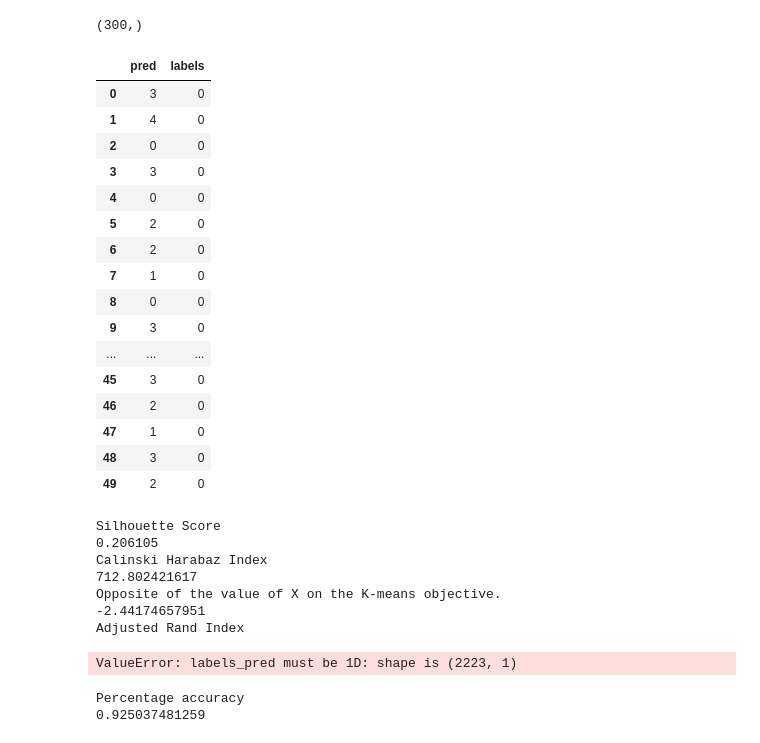
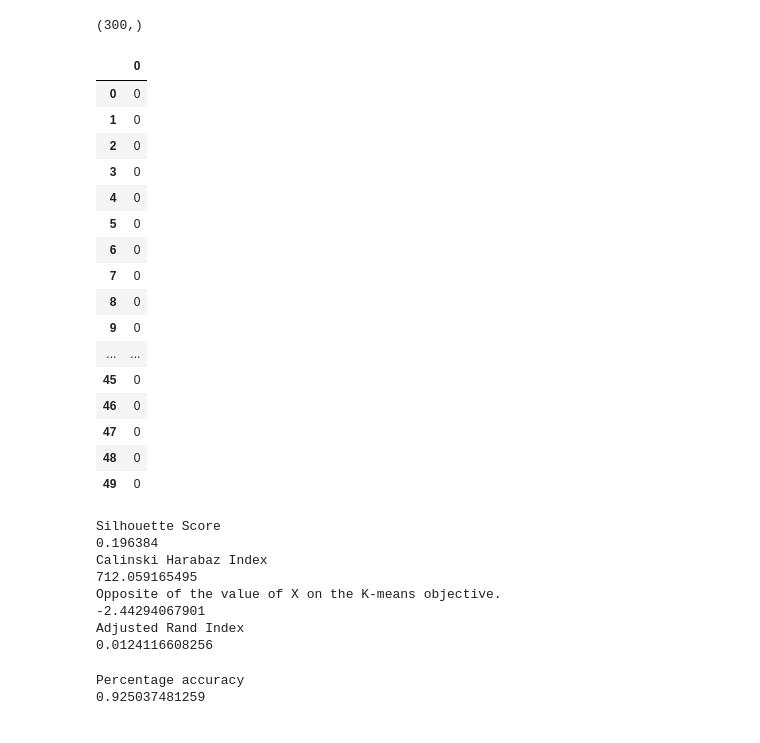
Before and after one commit to kthoward/Thinkful, a Jupyter notebook: *_Portfolio_NLP-Copy3.ipynb, the cells around one changed output. Saved outputs shown, nothing was run; the diff lists cells and outputs as text; code cells hidden in the pictures.

```diff
--- a/*_Portfolio_NLP-Copy3.ipynb
+++ b/*_Portfolio_NLP-Copy3.ipynb
@@ -397,31 +397,32 @@ print(test.shape)
 # %%
 X_w2v = vector_list
 y_pred_w2v = KMeans(n_clusters=5).fit_predict(X_w2v)
 model = KMeans(n_clusters=5).fit(X_w2v)
 df = pd.DataFrame()
 df['pred'] = y_pred
 labels_w2v = pd.read_csv('bbc_classes.csv')
+#labels_w2v = labels_w2v.flatten()
 df['labels'] = labels_w2v
 #labels_w2v = flatten(labels_w2v)
-df.head(50)
+labels_w2v.head(50)
 # %% [output]
-|  | pred | labels |
-| 0 | 3 | 0 |
-| 1 | 4 | 0 |
-| 2 | 0 | 0 |
-| 3 | 3 | 0 |
-| 4 | 0 | 0 |
-| 5 | 2 | 0 |
-| 6 | 2 | 0 |
-| 7 | 1 | 0 |
-| 8 | 0 | 0 |
-| 9 | 3 | 0 |
-| ... | ... | ... |
-| 45 | 3 | 0 |
-| 46 | 2 | 0 |
-| 47 | 1 | 0 |
-| 48 | 3 | 0 |
-| 49 | 2 | 0 |
+|  | 0 |
+| 0 | 0 |
+| 1 | 0 |
+| 2 | 0 |
+| 3 | 0 |
+| 4 | 0 |
+| 5 | 0 |
+| 6 | 0 |
+| 7 | 0 |
+| 8 | 0 |
+| 9 | 0 |
+| ... | ... |
+| 45 | 0 |
+| 46 | 0 |
+| 47 | 0 |
+| 48 | 0 |
+| 49 | 0 |
 # %%
 labels = y_pred_w2v
 print('Silhouette Score')
@@ -432,16 +433,16 @@ print(metrics.calinski_harabaz_score(X_w2v, labels))
 print('Opposite of the value of X on the K-means objective.')
 print(model.score(X_w2v))
 print('Adjusted Rand Index')
-print(metrics.adjusted_rand_score(df['labels'], labels_w2v))
+print(metrics.adjusted_rand_score(df['labels'], y_pred))
 # %% [output]
 Silhouette Score
-0.206105
+0.196384
 Calinski Harabaz Index
-712.802421617
+712.059165495
 Opposite of the value of X on the K-means objective.
--2.44174657951
+-2.44294067901
 Adjusted Rand Index
+0.0124116608256
-ValueError: labels_pred must be 1D: shape is (2223, 1)
 # %%
 #y_w2v = df['pred']
 X_train_w2v, X_test_w2v, y_train_w2v, y_test_w2v = train_test_split(X_w2v, y_pred_w2v , test_size=0.3)
```
Also changed, not shown: parts of 11 cells of this notebook.
